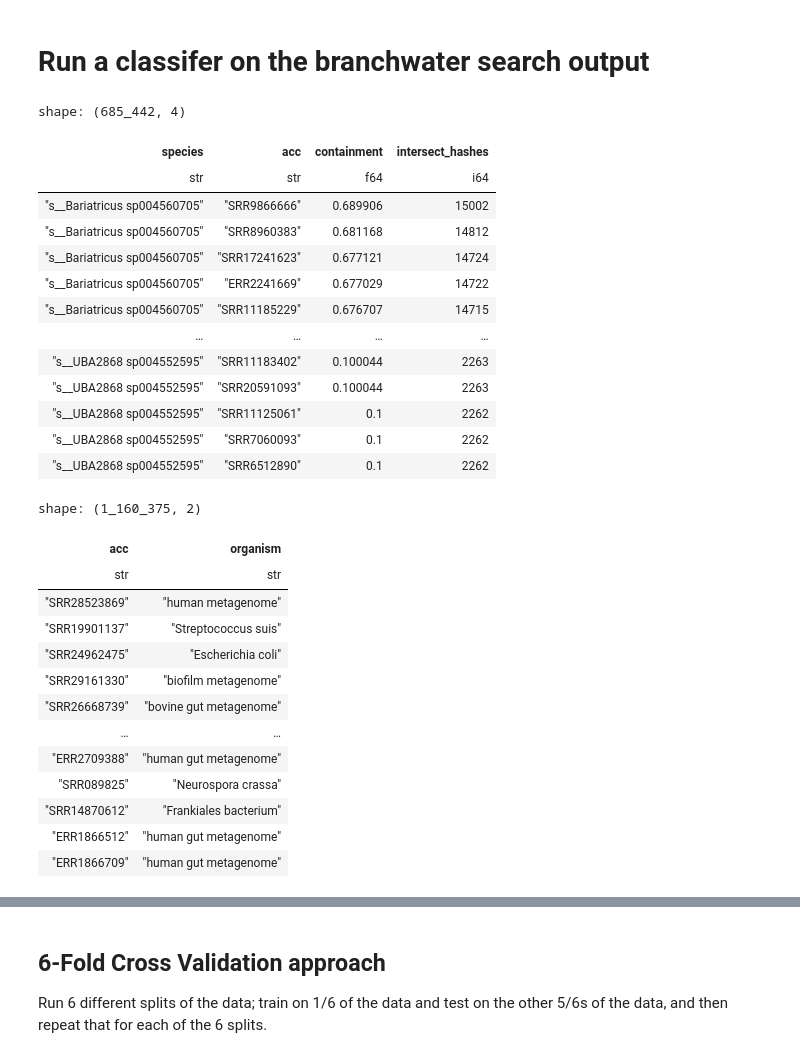
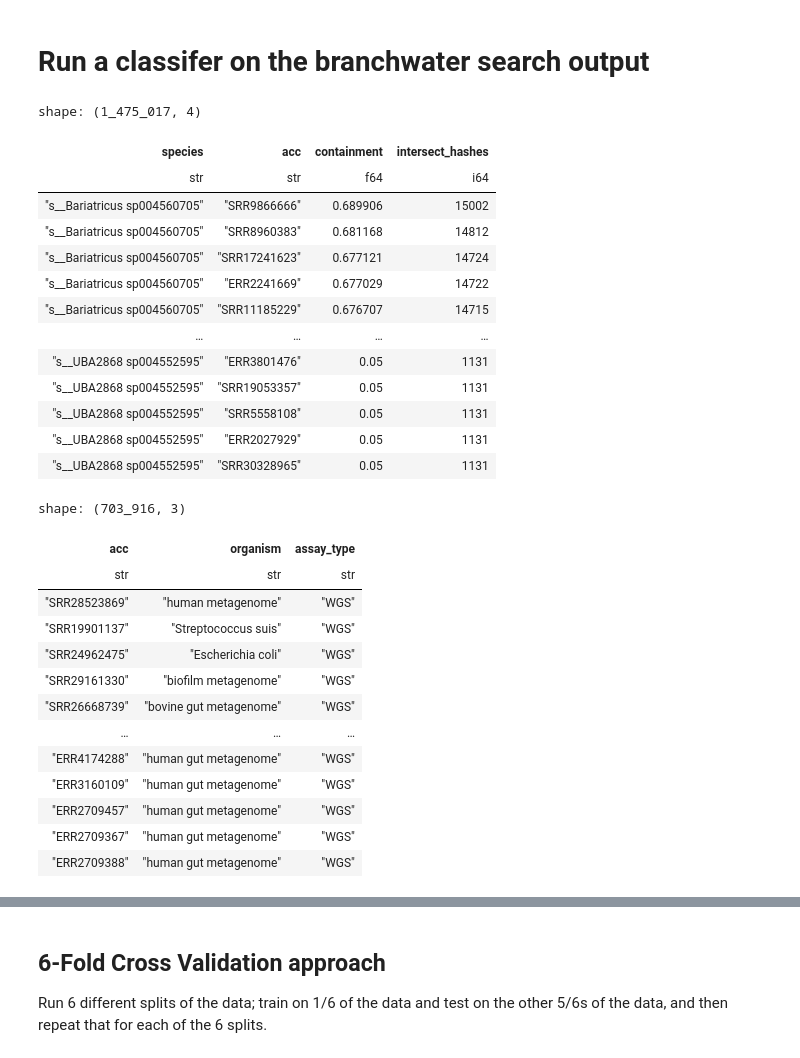
Before and after one commit to dib-lab/2025-workflow-core99, a Jupyter notebook: notebooks/classifier-bw.ipynb, the cells around one changed output, grey strips where cells are left out. Saved outputs shown, nothing was run; the diff lists cells and outputs as text; code cells hidden in the pictures.

```diff
--- a/notebooks/classifier-bw.ipynb
+++ b/notebooks/classifier-bw.ipynb
@@ -23,10 +23,10 @@ bw_df = bw_df.with_columns(pl.col("query_name").alias("species"),
 bw_df = bw_df.select(["species", "acc", "containment", "intersect_hashes"])
 
 # mimic the Web site search threshold of 0.1
-bw_df = bw_df.filter(pl.col("containment") >= .1)
+bw_df = bw_df.filter(pl.col("containment") >= .05)
 bw_df
 # %% [output]
-shape: (685_442, 4)
+shape: (1_475_017, 4)
 | species | acc | containment | intersect_hashes |
 | str | str | f64 | i64 |
 | "s__Bariatricus sp004560705" | "SRR9866666" | 0.689906 | 15002 |
@@ -35,31 +35,34 @@ shape: (685_442, 4)
 | "s__Bariatricus sp004560705" | "ERR2241669" | 0.677029 | 14722 |
 | "s__Bariatricus sp004560705" | "SRR11185229" | 0.676707 | 14715 |
 | … | … | … | … |
-| "s__UBA2868 sp004552595" | "SRR11183402" | 0.100044 | 2263 |
-| "s__UBA2868 sp004552595" | "SRR20591093" | 0.100044 | 2263 |
-| "s__UBA2868 sp004552595" | "SRR11125061" | 0.1 | 2262 |
-| "s__UBA2868 sp004552595" | "SRR7060093" | 0.1 | 2262 |
-| "s__UBA2868 sp004552595" | "SRR6512890" | 0.1 | 2262 |
+| "s__UBA2868 sp004552595" | "ERR3801476" | 0.05 | 1131 |
+| "s__UBA2868 sp004552595" | "SRR19053357" | 0.05 | 1131 |
+| "s__UBA2868 sp004552595" | "SRR5558108" | 0.05 | 1131 |
+| "s__UBA2868 sp004552595" | "ERR2027929" | 0.05 | 1131 |
+| "s__UBA2868 sp004552595" | "SRR30328965" | 0.05 | 1131 |
 # %%
 metadata_df = pl.scan_parquet('/group/ctbrowngrp5/sra-metagenomes/20241128-metadata.parquet')
-metadata_df = metadata_df.select(["acc", "organism"]).filter(pl.col("acc") != "NP")
+metadata_df = metadata_df.select(["acc", "organism", "assay_type"])\
+    .filter(pl.col("acc") != "NP")\
+    .filter(pl.col("assay_type") == "WGS")
+
 metadata_df = metadata_df.collect()
 metadata_df
 # %% [output]
-shape: (1_160_375, 2)
+shape: (703_916, 3)
-| acc | organism |
-| str | str |
-| "SRR28523869" | "human metagenome" |
-| "SRR19901137" | "Streptococcus suis" |
-| "SRR24962475" | "Escherichia coli" |
-| "SRR29161330" | "biofilm metagenome" |
-| "SRR26668739" | "bovine gut metagenome" |
-| … | … |
-| "ERR2709388" | "human gut metagenome" |
-| "SRR089825" | "Neurospora crassa" |
-| "SRR14870612" | "Frankiales bacterium" |
-| "ERR1866512" | "human gut metagenome" |
-| "ERR1866709" | "human gut metagenome" |
+| acc | organism | assay_type |
+| str | str | str |
+| "SRR28523869" | "human metagenome" | "WGS" |
+| "SRR19901137" | "Streptococcus suis" | "WGS" |
+| "SRR24962475" | "Escherichia coli" | "WGS" |
+| "SRR29161330" | "biofilm metagenome" | "WGS" |
+| "SRR26668739" | "bovine gut metagenome" | "WGS" |
+| … | … | … |
+| "ERR4174288" | "human gut metagenome" | "WGS" |
+| "ERR3160109" | "human gut metagenome" | "WGS" |
+| "ERR2709457" | "human gut metagenome" | "WGS" |
+| "ERR2709367" | "human gut metagenome" | "WGS" |
+| "ERR2709388" | "human gut metagenome" | "WGS" |
 # %%
 bw_df = bw_df.join(metadata_df, on="acc", how="left")
 bw_df
```
Also changed, not shown: parts of 23 cells of this notebook, 2 other files.
